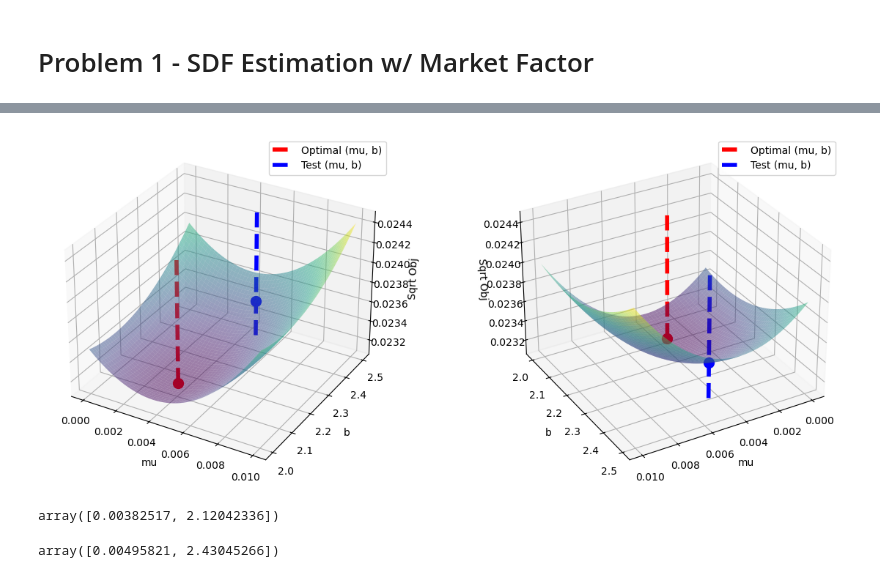
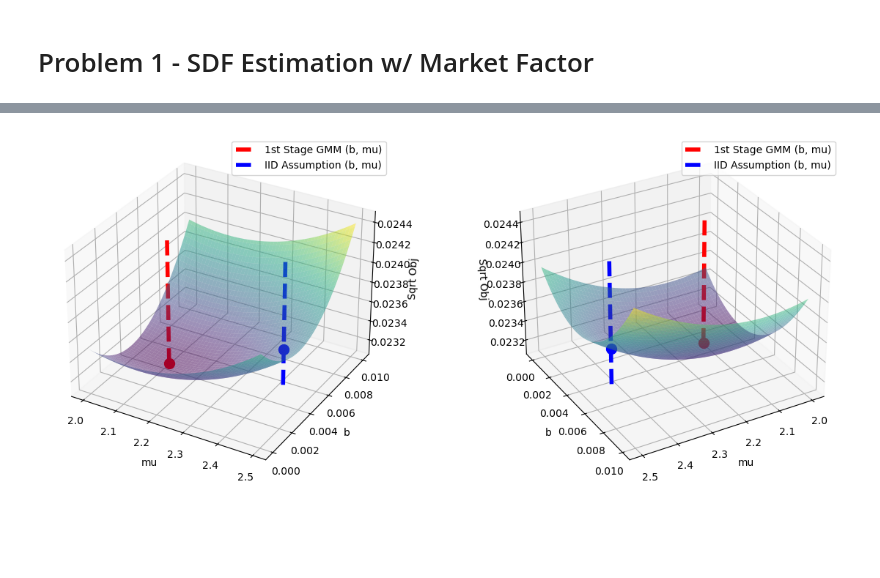
Before and after one commit to trpotter72/W24, a Jupyter notebook: AP/HW1/HW1.ipynb, the cells around one changed output, grey strips where cells are left out. Drawn from its saved outputs; the diff is of its cells as text; code cells hidden in the pictures; blank space fills up the shorter version.

```diff
--- a/AP/HW1/HW1.ipynb
+++ b/AP/HW1/HW1.ipynb
@@ -175,18 +205 @@ array([[ 0.02034179,  0.03085802,  0.00233917, ...,  0.01891025,
-# %%
-
-def g_conds(Z, F, mu_hat, b_hat):
-    m = (1 - (F - mu_hat)@b_hat).T
-    return np.hstack([F-mu_hat, m.T*Z, m.T*F])
-
-
-
-# JT test, Chi-squared with N-K -> 30 (Z) + 2 (factor px'ing & mean) - 2 (b & mu) = 30 DOF
-T = Z.shape[0]
-JT_test = T*square_sharpe*(1+mu_hat.T@inv(factor_cov)@mu_hat).item()
-
-g_t = g_conds(Z, F, mu_hat, b_hat)
-g_hat= g_t.mean(axis=0).reshape(-1,1)
-S = np.mean([np.outer(g_i,g_i) for g_i in g_t], axis=0)
-J = T*(g_hat.T@inv(S)@g_hat).item()
-p_value = 1-chi2.cdf(J, df=30)
 # %%
@@ -327,54 +348,46 @@ array([ 0.74898341, -0.00614872])
 # %%
-from mpl_toolkits.mplot3d import Axes3D
-import matplotlib.pyplot as plt
 
 # Define the range for mu and b
+b_range = np.linspace(2, 2.5, 100)
 mu_range = np.linspace(0, 0.01, 100)
-b_range = np.linspace(2, 2.5, 100)
 
 # Create a meshgrid for mu and b
-mu_grid, b_grid = np.meshgrid(mu_range, b_range)
+b_grid, mu_grid = np.meshgrid(b_range, mu_range)
 
 # Calculate the GMM objective function for each pair of (mu, b)
-z_values = np.array([gmm_objective((mu, b), X, W)**.5 for mu, b in zip(np.ravel(mu_grid), np.ravel(b_grid))])
+z_values = np.array(
+    [
+        gmm_objective_and_gradient((b, mu), X, W)[0] ** 0.5
+        for b, mu in zip(np.ravel(b_grid), np.ravel(mu_grid))
+    ]
+)
 z_grid = z_values.reshape(mu_grid.shape)
 
-# Add another view to the same graph
 fig = plt.figure(figsize=(14, 10))
-ax1 = fig.add_subplot(121, projection='3d')
-ax1.plot_surface(mu_grid, b_grid, z_grid, cmap='viridis', alpha=0.5)
-ax1.plot([result.x[0]], [result.x[1]], [z_grid.min(), z_grid.max()], color='r', linestyle='--', linewidth=4, label='Optimal (mu, b)')
-ax1.scatter(result.x[0], result.x[1], result.fun**.5, color='r', s=100)
-ax1.plot([theta_test[0]], [theta_test[1]], [z_grid.min(), z_grid.max()], color='b', linestyle='--', linewidth=4, label='Test (mu, b)')
-ax1.scatter(theta_test[0], theta_test[1], gmm_objective(theta_test, X, W)**.5, color='b', s=100)
-ax1.set_xlabel('mu')
-ax1.set_ylabel('b')
-ax1.set_zlabel('Sqrt Obj')
+ax1 = fig.add_subplot(121, projection="3d")
+ax1.plot_surface(b_grid, mu_grid, z_grid, cmap="viridis", alpha=0.5)
+ax1.plot([theta_hat_gmm[0]],[theta_hat_gmm[1]],[z_grid.min(), z_grid.max()], color="r", linestyle="--", linewidth=4, label="1st Stage GMM (b, mu)")
+ax1.scatter(theta_hat_gmm[0], theta_hat_gmm[1], result.fun**0.5, color="r", s=100)
+ax1.plot([theta_hat_iid[0]],[theta_hat_iid[1]],[z_grid.min(), z_grid.max()],color="b",linestyle="--",linewidth=4,label="IID Assumption (b, mu)")
+ax1.scatter(theta_hat_iid[0],theta_hat_iid[1],gmm_objective_and_gradient(theta_hat_iid, X, W)[0] ** 0.5,color="b",s=100)
+ax1.set_xlabel("mu")
+ax1.set_ylabel("b")
+ax1.set_zlabel("Sqrt Obj")
 ax1.legend()
 
-ax2 = fig.add_subplot(122, projection='3d')
-ax2.plot_surface(mu_grid, b_grid, z_grid, cmap='viridis', alpha=0.5)
-ax2.plot([result.x[0]], [result.x[1]], [z_grid.min(), z_grid.max()], color='r', linestyle='--', linewidth=4, label='Optimal (mu, b)')
-ax2.scatter(result.x[0], result.x[1], result.fun**.5, color='r', s=100)
-ax2.plot([theta_test[0]], [theta_test[1]], [z_grid.min(), z_grid.max()], color='b', linestyle='--', linewidth=4, label='Test (mu, b)')
-ax2.scatter(theta_test[0], theta_test[1], gmm_objective(theta_test, X, W)**.5, color='b', s=100)
+ax2 = fig.add_subplot(122, projection="3d")
+ax2.plot_surface(b_grid, mu_grid, z_grid, cmap="viridis", alpha=0.5)
+ax2.plot([theta_hat_gmm[0]],[theta_hat_gmm[1]],[z_grid.min(), z_grid.max()],color="r",linestyle="--",linewidth=4,label="1st Stage GMM (b, mu)")
+ax2.scatter(theta_hat_gmm[0], theta_hat_gmm[1], result.fun**0.5, color="r", s=100)
+ax2.plot([theta_hat_iid[0]],[theta_hat_iid[1]],[z_grid.min(), z_grid.max()],color="b",linestyle="--",linewidth=4,label="IID Assumption (b, mu)")
+ax2.scatter(theta_hat_iid[0],theta_hat_iid[1],gmm_objective_and_gradient(theta_hat_iid, X, W)[0] ** 0.5,color="b",s=100)
 ax2.view_init(elev=30, azim=60)  # Change the view angle
-ax2.set_xlabel('mu')
-ax2.set_ylabel('b')
-ax2.set_zlabel('Sqrt Obj')
+ax2.set_xlabel("mu")
+ax2.set_ylabel("b")
+ax2.set_zlabel("Sqrt Obj")
 ax2.legend()
 
-# Adjust the space between subplots
 plt.subplots_adjust(wspace=0.3)
-
 plt.show()
 # %% [output]
-[figure, old version]
+[figure, new version]
-# %%
-result.x
-# %% [output]
-array([0.00382517, 2.12042336])
-# %%
-theta_hat_iid
-# %% [output]
-array([0.00495821, 2.43045266])
```
Also changed, not shown: parts of 13 cells of this notebook, 2 other files.
